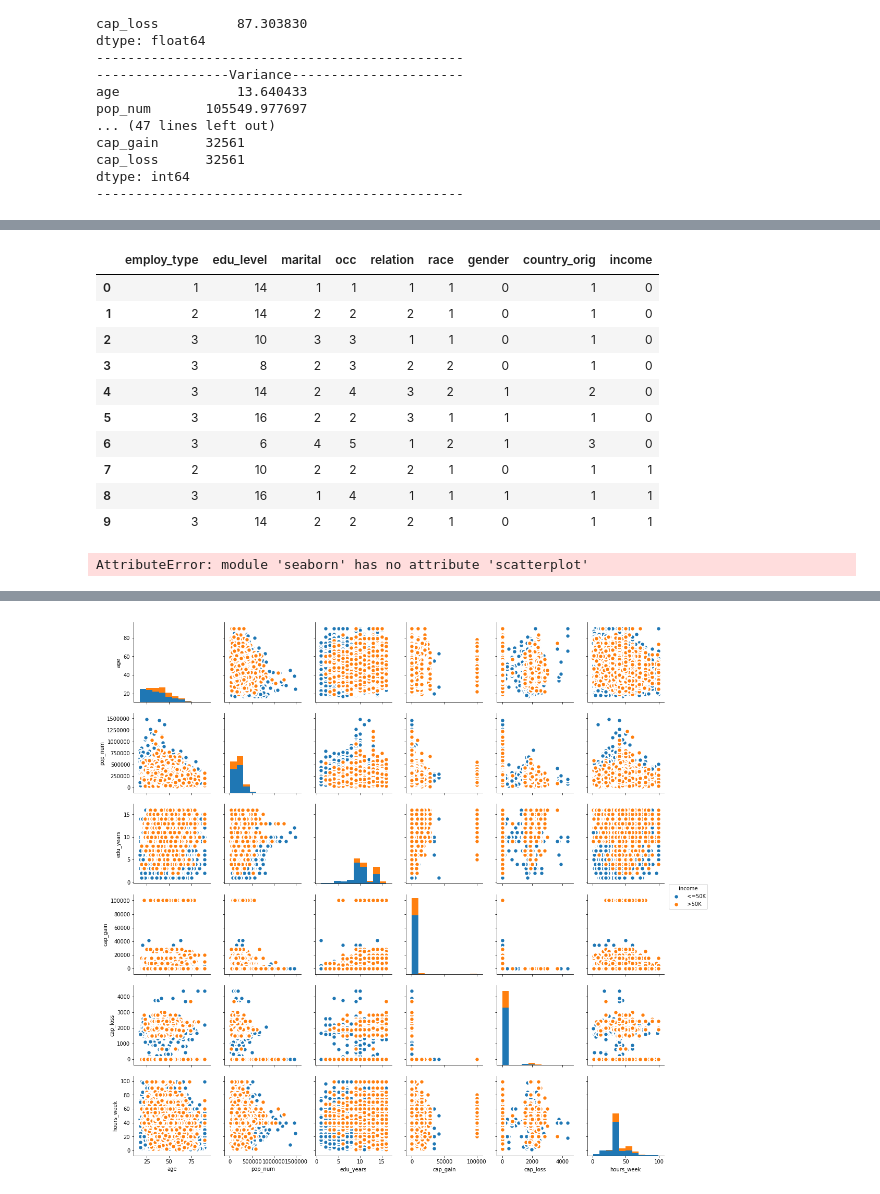
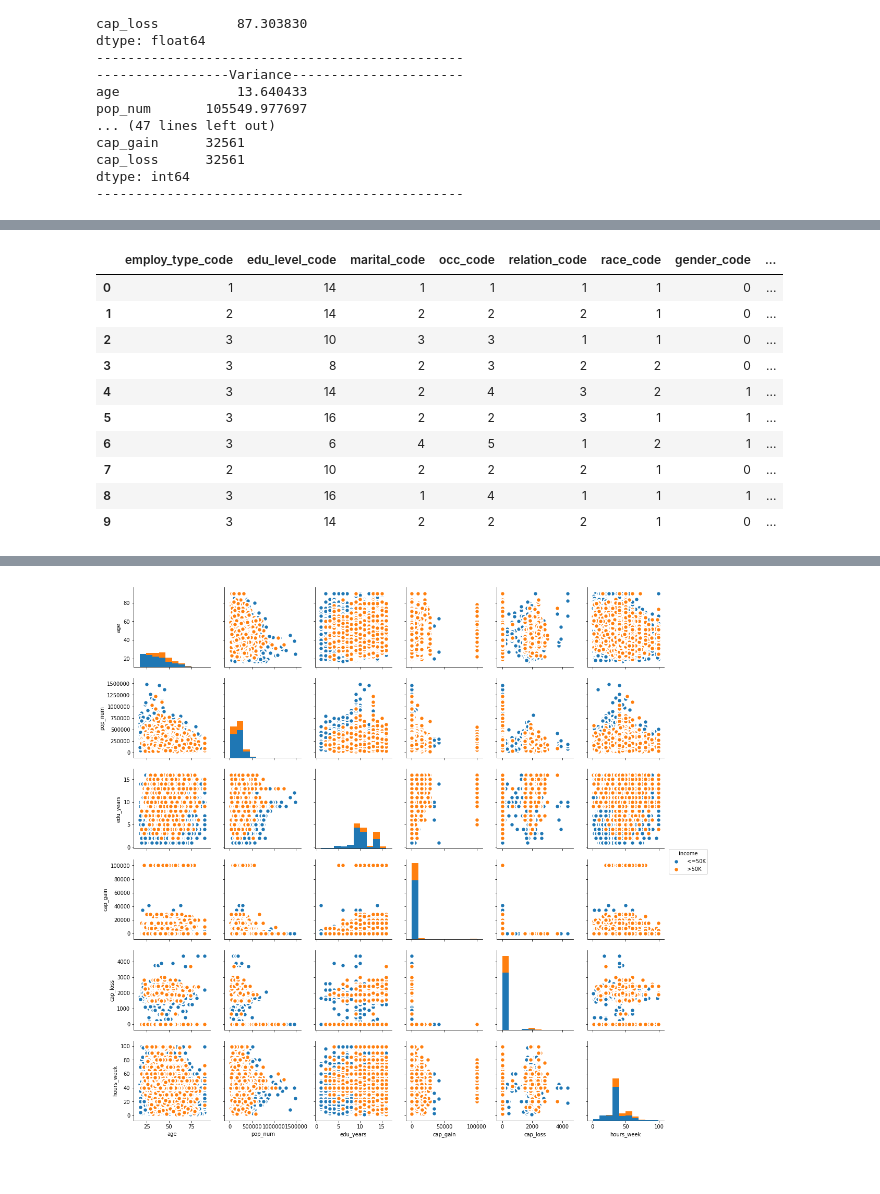
Before and after one commit to emccandlesssmu/data_mining, a Jupyter notebook: Assignment_GK.ipynb, the cells around one changed output, grey strips where cells are left out. Cells and saved outputs as stored; diff of their text form; code cells hidden in the pictures.

```diff
--- a/Assignment_GK.ipynb
+++ b/Assignment_GK.ipynb
@@ -145,0 +152,5 @@ We are not intimately familiar with the data set and are unable to determine if
+# %%
+#Replace "?" with "Other_cat"
+df['employ_type'] = df['employ_type'].str.replace('?','Other_cat')
+df['occ'] = df['occ'].str.replace('?','Other_cat')
+df['country_orig'] = df['country_orig'].str.replace('?','Other_cat')
@@ -145,0 +218,6 @@ We are not intimately familiar with the data set and are unable to determine if
+# %%
+#Number of outliers for hours_week according IQR method
+Q1 = df['hours_week'].quantile(0.25)
+Q3 = df['hours_week'].quantile(0.75)
+IQR = Q3 - Q1
+((df['hours_week'] < (Q1 - 1.5 * IQR)) | (df['hours_week'] > (Q3 + 1.5 * IQR))).sum()
@@ -145,0 +226,5 @@ We are not intimately familiar with the data set and are unable to determine if
+# %%
+#Distribution of high-value outliers for hours per week worked by occupation
+df['outlier'] = ((df['hours_week'] > (Q3 + 1.5 * IQR)))
+df_high_outlier = df[df['outlier']==True]
+print (df_high_outlier['occ'].value_counts())
@@ -145,0 +248,5 @@ We are not intimately familiar with the data set and are unable to determine if
+# %%
+#Distribution of low-value outliers for hours per week worked by occupation
+df['outlier'] = ((df['hours_week'] < (Q1 - 1.5 * IQR)))
+df_low_outlier = df[df['outlier']==True]
+print (df_low_outlier['occ'].value_counts())
@@ -210,6 +343,7 @@ for column in df_continous:
 # %%
-df_with_cat_code = df_category
+df_with_cat_code = df_category.copy()
 
+df_with_cat_code.columns = ['employ_type_code','edu_level_code','marital_code','occ_code','relation_code','race_code','gender_code', 'country_orig_code', 'income_code']
 
 df_with_cat_code = df_with_cat_code.replace(to_replace=' State-gov',value=1)
 df_with_cat_code = df_with_cat_code.replace(to_replace=' Self-emp-not-inc',value=2)
@@ -219,7 +353,7 @@ df_with_cat_code = df_with_cat_code.replace(to_replace=' Local-gov',value=5)
 df_with_cat_code = df_with_cat_code.replace(to_replace=' Self-emp-inc',value=6)
 df_with_cat_code = df_with_cat_code.replace(to_replace=' Without-pay',value=7)
 df_with_cat_code = df_with_cat_code.replace(to_replace=' Never-worked',value=8)
-df_with_cat_code["employ_type"] = df_with_cat_code["employ_type"].replace(' ?',value=9)
+df_with_cat_code["employ_type_code"] = df_with_cat_code["employ_type_code"].replace(' Other_cat',value=9)
 
 df_with_cat_code = df_with_cat_code.replace(to_replace=' Bachelors',value=14)
 df_with_cat_code = df_with_cat_code.replace(to_replace=' HS-grad',value=10)
@@ -245,7 +379,7 @@ df_with_cat_code = df_with_cat_code.replace(to_replace=' Married-spouse-absent',
 df_with_cat_code = df_with_cat_code.replace(to_replace=' Separated',value=5)
 df_with_cat_code = df_with_cat_code.replace(to_replace=' Married-AF-spouse',value=6)
 df_with_cat_code = df_with_cat_code.replace(to_replace=' Widowed',value=7)
-df_with_cat_code["occ"] = df_with_cat_code["occ"].replace(' ?',value=8)
+df_with_cat_code["occ_code"] = df_with_cat_code["occ_code"].replace(' Other_cat',value=8)
 
 df_with_cat_code = df_with_cat_code.replace(to_replace=' Adm-clerical',value=1)
 df_with_cat_code = df_with_cat_code.replace(to_replace=' Exec-managerial',value=2)
@@ -299,48 +433,42 @@ df_with_cat_code = df_with_cat_code.replace(to_replace=' Cambodia',value=18)
 df_with_cat_code = df_with_cat_code.replace(to_replace=' Thailand',value=19)
 df_with_cat_code = df_with_cat_code.replace(to_replace=' Ecuador',value=10)
 df_with_cat_code = df_with_cat_code.replace(to_replace=' Laos',value=21)
 df_with_cat_code = df_with_cat_code.replace(to_replace=' Taiwan',value=22)
 df_with_cat_code = df_with_cat_code.replace(to_replace=' Haiti',value=23)
 df_with_cat_code = df_with_cat_code.replace(to_replace=' Portugal',value=24)
 df_with_cat_code = df_with_cat_code.replace(to_replace=' Dominican-Republic',value=25)
 df_with_cat_code = df_with_cat_code.replace(to_replace=' El-Salvador',value=26)
 df_with_cat_code = df_with_cat_code.replace(to_replace=' France',value=27)
 df_with_cat_code = df_with_cat_code.replace(to_replace=' Guatemala',value=28)
 df_with_cat_code = df_with_cat_code.replace(to_replace=' China',value=29)
 df_with_cat_code = df_with_cat_code.replace(to_replace=' Japan',value=30)
 df_with_cat_code = df_with_cat_code.replace(to_replace=' Yugoslavia',value=31)
 df_with_cat_code = df_with_cat_code.replace(to_replace=' Peru',value=32)
 df_with_cat_code = df_with_cat_code.replace(to_replace=' Outlying-US(Guam-USVI-etc)',value=33)
 df_with_cat_code = df_with_cat_code.replace(to_replace=' Scotland',value=34)
 df_with_cat_code = df_with_cat_code.replace(to_replace=' Trinadad&Tobago',value=35)
 df_with_cat_code = df_with_cat_code.replace(to_replace=' Greece',value=36)
 df_with_cat_code = df_with_cat_code.replace(to_replace=' Nicaragua',value=37)
 df_with_cat_code = df_with_cat_code.replace(to_replace=' Vietnam',value=38)
 df_with_cat_code = df_with_cat_code.replace(to_replace=' Hong',value=39)
 df_with_cat_code = df_with_cat_code.replace(to_replace=' Ireland',value=40)
 df_with_cat_code = df_with_cat_code.replace(to_replace=' Hungary',value=41)
 df_with_cat_code = df_with_cat_code.replace(to_replace=' Holand-Netherlands',value=42)
-df_with_cat_code["country_orig"] = df_with_cat_code["country_orig"].replace(' ?',value=43)
+df_with_cat_code["country_orig_code"] = df_with_cat_code["country_orig_code"].replace(' Other_cat',value=43)
 
 df_with_cat_code = df_with_cat_code.replace(to_replace=' <=50K',value=0)
 df_with_cat_code = df_with_cat_code.replace(to_replace=' >50K',value=1)
 
-
-
 df_with_cat_code.head(10)
 # %% [output]
-|  | employ_type | edu_level | marital | occ | relation | race | gender | country_orig | income |
-| 0 | 1 | 14 | 1 | 1 | 1 | 1 | 0 | 1 | 0 |
-| 1 | 2 | 14 | 2 | 2 | 2 | 1 | 0 | 1 | 0 |
-| 2 | 3 | 10 | 3 | 3 | 1 | 1 | 0 | 1 | 0 |
-| 3 | 3 | 8 | 2 | 3 | 2 | 2 | 0 | 1 | 0 |
-| 4 | 3 | 14 | 2 | 4 | 3 | 2 | 1 | 2 | 0 |
-| 5 | 3 | 16 | 2 | 2 | 3 | 1 | 1 | 1 | 0 |
-| 6 | 3 | 6 | 4 | 5 | 1 | 2 | 1 | 3 | 0 |
-| 7 | 2 | 10 | 2 | 2 | 2 | 1 | 0 | 1 | 1 |
-| 8 | 3 | 16 | 1 | 4 | 1 | 1 | 1 | 1 | 1 |
-| 9 | 3 | 14 | 2 | 2 | 2 | 1 | 0 | 1 | 1 |
+|  | employ_type_code | edu_level_code | marital_code | occ_code | relation_code | race_code | gender_code | ... |
+| 0 | 1 | 14 | 1 | 1 | 1 | 1 | 0 | ... |
+| 1 | 2 | 14 | 2 | 2 | 2 | 1 | 0 | ... |
+| 2 | 3 | 10 | 3 | 3 | 1 | 1 | 0 | ... |
+| 3 | 3 | 8 | 2 | 3 | 2 | 2 | 0 | ... |
+| 4 | 3 | 14 | 2 | 4 | 3 | 2 | 1 | ... |
+| 5 | 3 | 16 | 2 | 2 | 3 | 1 | 1 | ... |
+| 6 | 3 | 6 | 4 | 5 | 1 | 2 | 1 | ... |
+| 7 | 2 | 10 | 2 | 2 | 2 | 1 | 0 | ... |
+| 8 | 3 | 16 | 1 | 4 | 1 | 1 | 1 | ... |
+| 9 | 3 | 14 | 2 | 2 | 2 | 1 | 0 | ... |
-# %%
-sns.scatterplot(x='capital_loss',y='capital_gain',data=df_continous)
-# %% [output]
-AttributeError: module 'seaborn' has no attribute 'scatterplot'
```
Also changed, not shown: parts of 23 cells of this notebook.
